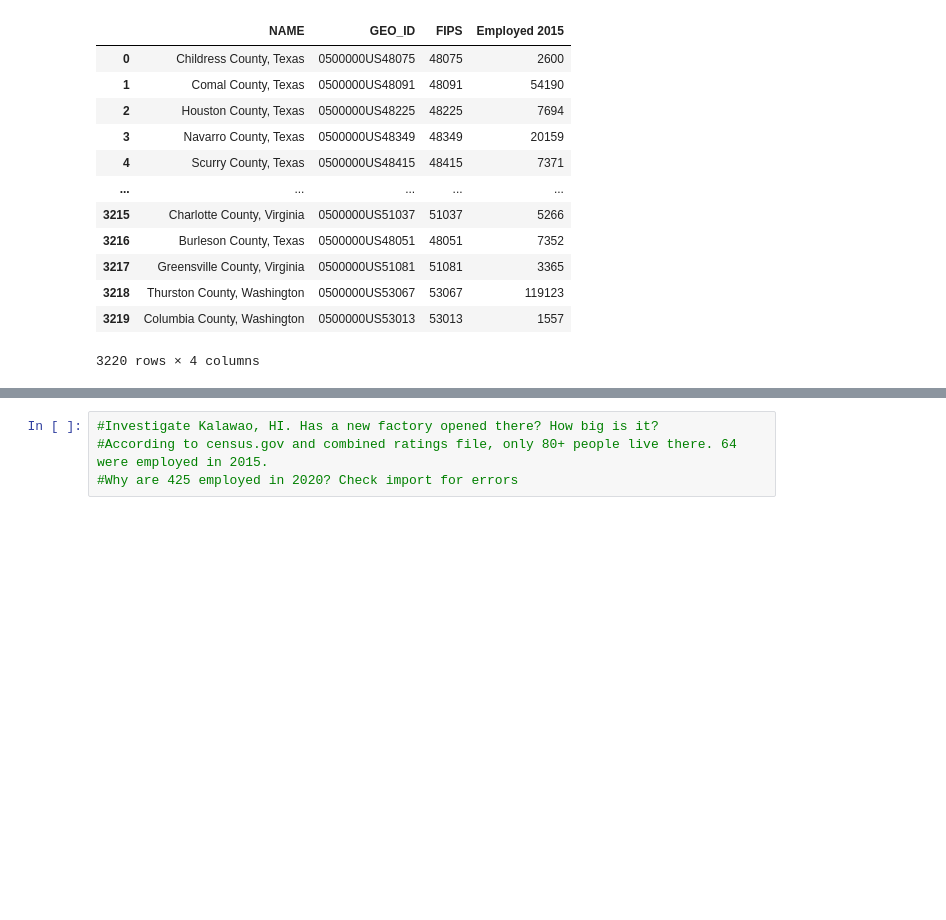
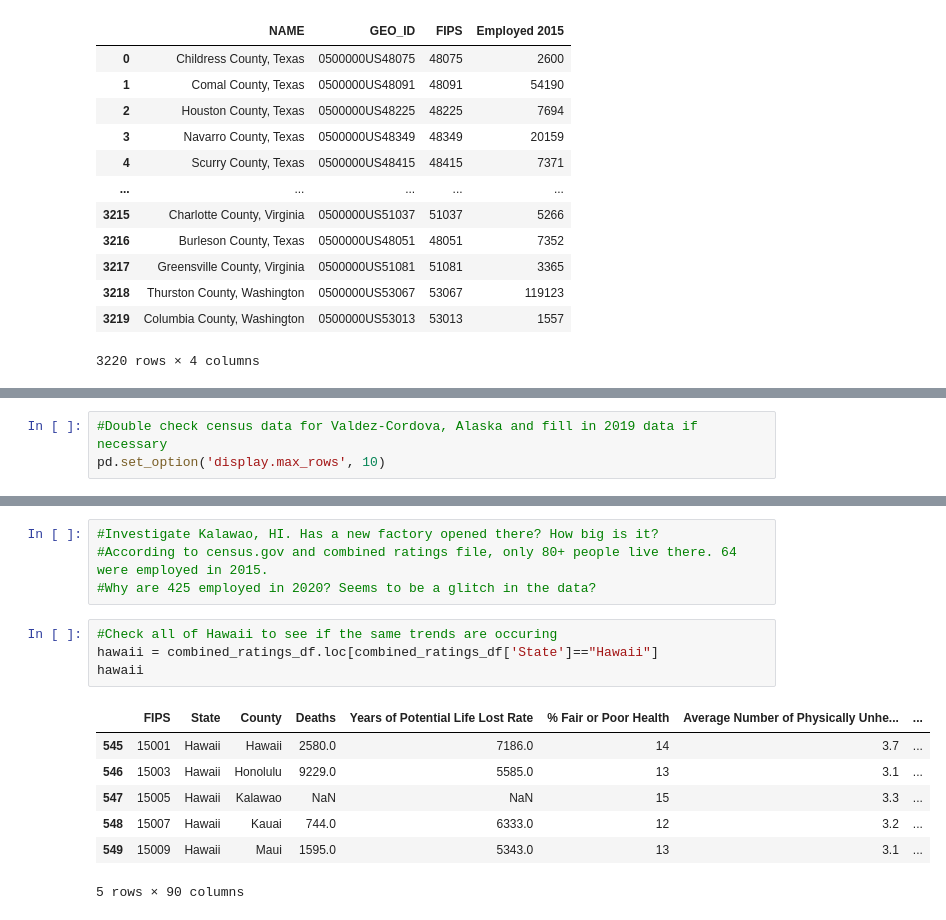
Before and after one commit to mgsrichard/EDai_exercise, a Jupyter notebook: County_Analysis.ipynb, the cells around one changed output, grey strips where cells are left out. Drawn from its saved outputs; the diff is of its cells as text; blank space fills up the shorter version.

```diff
--- a/County_Analysis.ipynb
+++ b/County_Analysis.ipynb
@@ -129,0 +214,3 @@ There are 0 missing values in the 2015 employment data
+# %%
+#Double check census data for Valdez-Cordova, Alaska and fill in 2019 data if necessary
+pd.set_option('display.max_rows', 10)
@@ -169,4 +267,16 @@ growth_over_100
 # %%
 #Investigate Kalawao, HI. Has a new factory opened there? How big is it?
 #According to census.gov and combined ratings file, only 80+ people live there. 64 were employed in 2015.
-#Why are 425 employed in 2020? Check import for errors
+#Why are 425 employed in 2020? Seems to be a glitch in the data?
+# %%
+#Check all of Hawaii to see if the same trends are occuring
+hawaii = combined_ratings_df.loc[combined_ratings_df['State']=="Hawaii"]
+hawaii
+# %% [output]
+|  | FIPS | State | County | Deaths | Years of Potential Life Lost Rate | % Fair or Poor Health | Average Number of Physically Unhe... | ... |
+| 545 | 15001 | Hawaii | Hawaii | 2580.0 | 7186.0 | 14 | 3.7 | ... |
+| 546 | 15003 | Hawaii | Honolulu | 9229.0 | 5585.0 | 13 | 3.1 | ... |
+| 547 | 15005 | Hawaii | Kalawao | NaN | NaN | 15 | 3.3 | ... |
+| 548 | 15007 | Hawaii | Kauai | 744.0 | 6333.0 | 12 | 3.2 | ... |
+| 549 | 15009 | Hawaii | Maui | 1595.0 | 5343.0 | 13 | 3.1 | ... |
+5 rows × 90 columns
```
Also changed, not shown: parts of 25 cells of this notebook.
